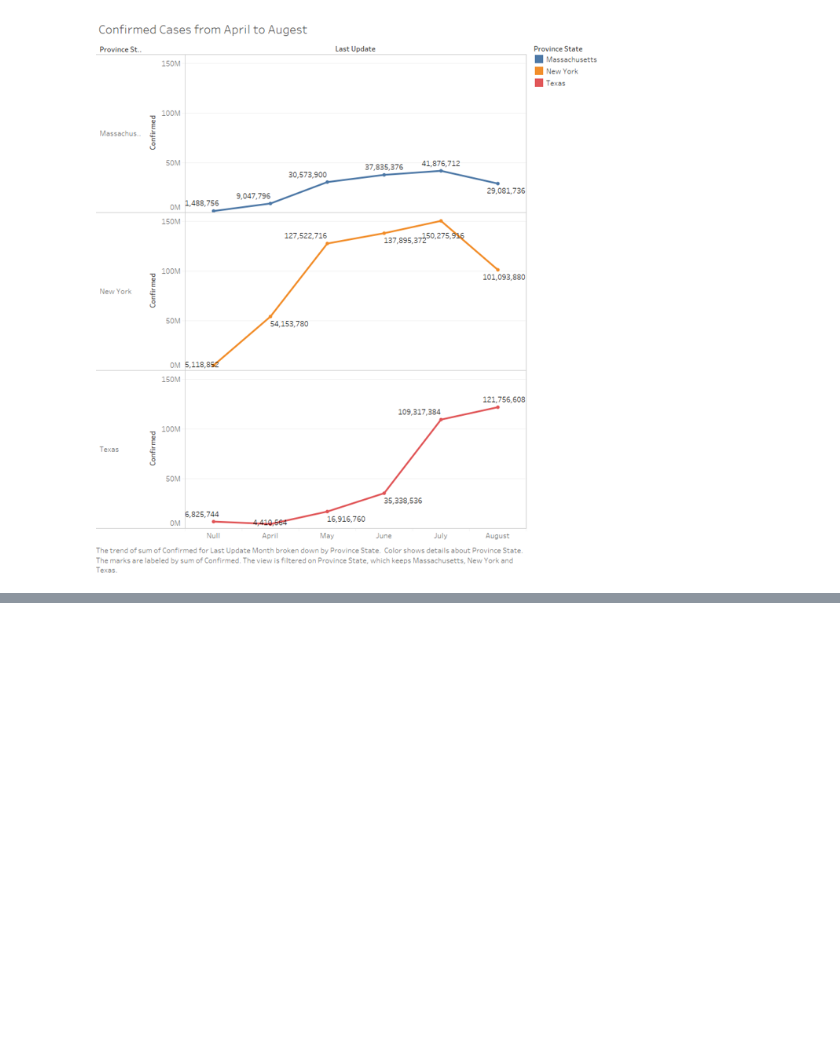
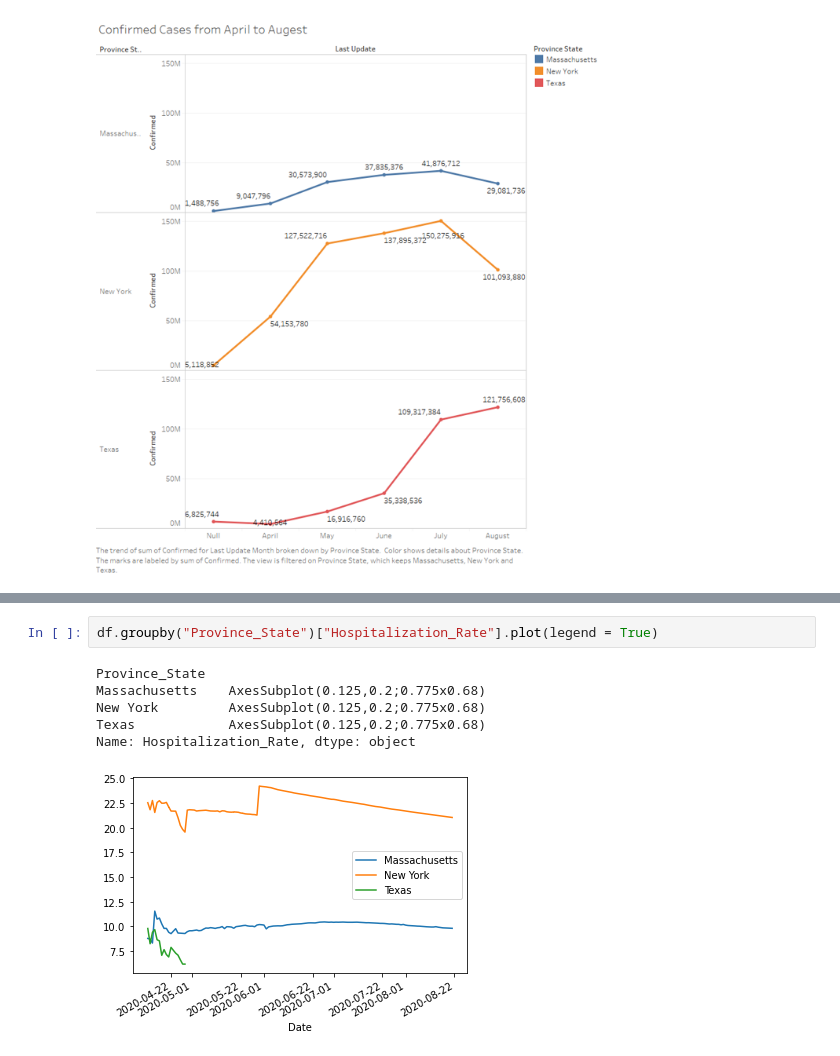
Before and after one commit to corey-brennan/corona-analysis, a Jupyter notebook: COVID Project.ipynb, the cells around one changed output, grey strips where cells are left out. Cells and saved outputs as stored; diff of their text form; blank space fills up the shorter version.

```diff
--- a/COVID Project.ipynb
+++ b/COVID Project.ipynb
@@ -182,0 +114,9 @@ plt.show()
+# %%
+df.groupby("Province_State")["Hospitalization_Rate"].plot(legend = True)
+# %% [output]
+Province_State
+Massachusetts    AxesSubplot(0.125,0.2;0.775x0.68)
+New York         AxesSubplot(0.125,0.2;0.775x0.68)
+Texas            AxesSubplot(0.125,0.2;0.775x0.68)
+Name: Hospitalization_Rate, dtype: object
+[figure, added]
```
Also changed, not shown: parts of 17 cells of this notebook, 12 other files.
